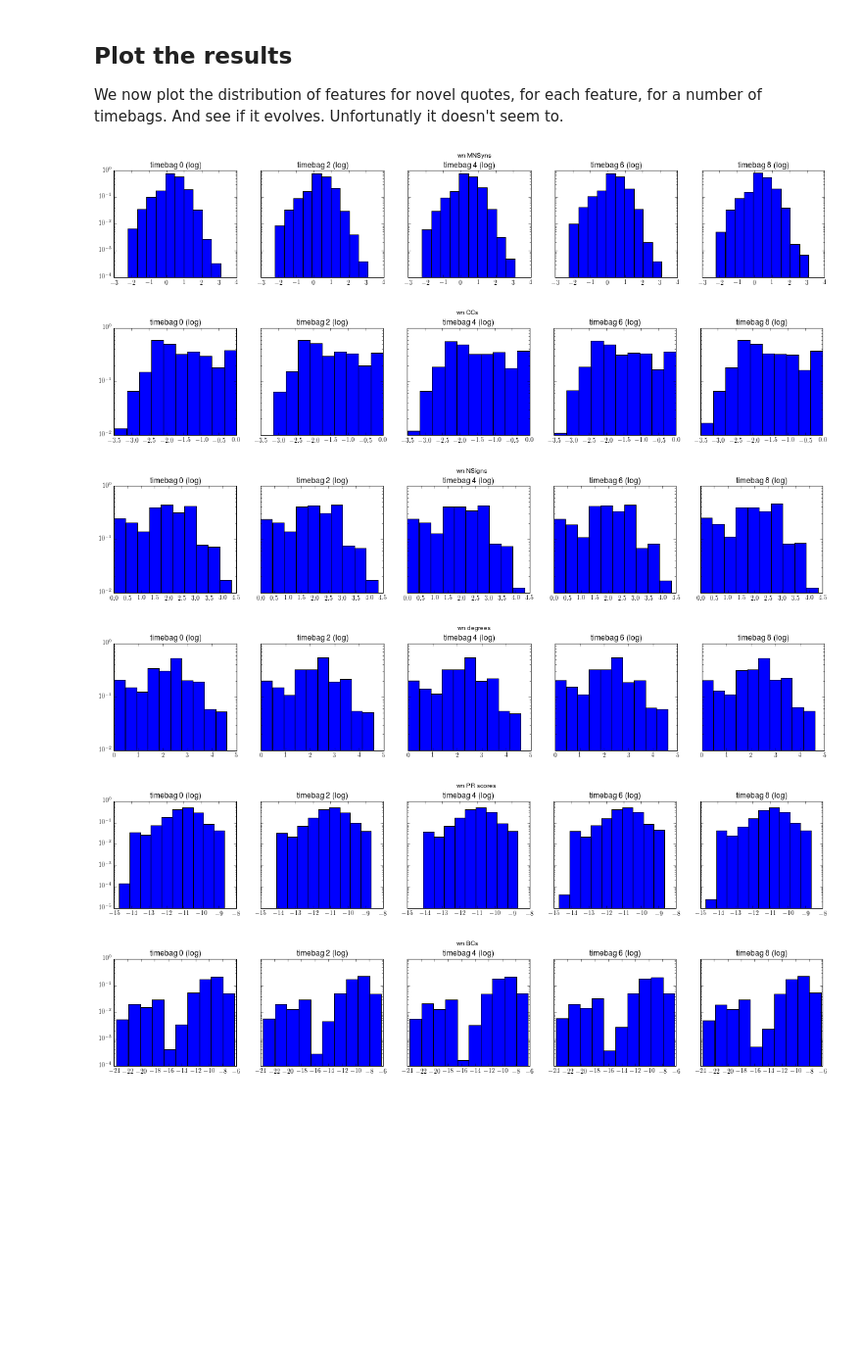
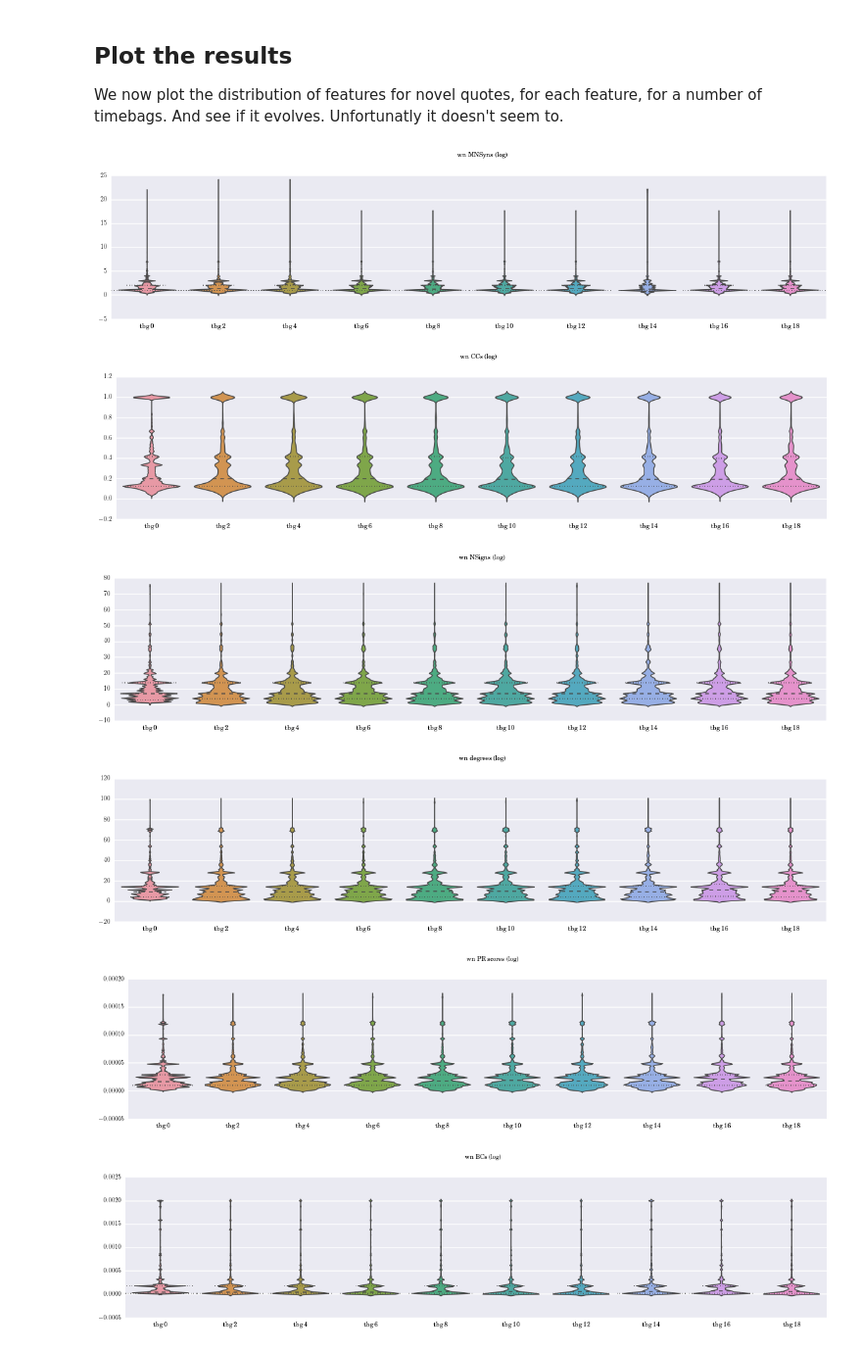
Before and after one commit to wehlutyk/brainscopypaste, a Jupyter notebook: features_timebags_evolution.ipynb, the cells around one changed output. Shown: that part at 98% size. Saved outputs shown, nothing was run; the diff lists cells and outputs as text; code cells hidden in the pictures; blank space fills up the shorter version.

```diff
--- a/features_timebags_evolution.ipynb
+++ b/features_timebags_evolution.ipynb
@@ -160,51 +161,44 @@ We now plot the distribution of features for novel quotes, for each feature, for
 # %%
 # How many bins we want
 nbins = 10
 
 # How many timebags to plot
-n_timebags_shown = 5
+n_timebags_shown = 10
 
 # Step between two plotted timebags
 n_timebags_step = 2
 
 # For each feature
 for fsrc, fsrc_empirical_values in empirical_features.iteritems():
     for ftype, tbgs_empirical_values in fsrc_empirical_values.iteritems():
-
-        # Create axes
-        fig, axs = mpl.pyplot.subplots(1, n_timebags_shown, figsize=(20, 3), sharex=True, sharey=True)
-        fig.text(0.5, 1, '{} {}'.format(fsrc, ftype.replace('_', ' ')))
 
         # Check if we're using a log-scale
         if st.mt_analysis_features[fsrc][ftype]['log']:
             log = True
             logtext = ' (log)'
         else:
             log = False
             logtext = ''
 
-        # Plot the evolution for the successive timebags
-        for i, ev in enumerate(tbgs_empirical_values[:n_timebags_shown * n_timebags_step]):
-            if i % n_timebags_step != 0:
-                continue
+        # Create axes
+        fig, ax = mpl.pyplot.subplots(1, 1, figsize=(20, 4))
+        fig.text(0.5, 1, '{} {}'.format(fsrc, ftype.replace('_', ' ')) + logtext)
 
-            npev = np.array(ev)
+        # Convert values
+        vals = []
+        for lvals in tbgs_empirical_values[:n_timebags_shown * n_timebags_step:n_timebags_step]:
+
+            npvals = np.array(lvals)
             if log:
-                npev = np.log(npev)
+                npev = np.log(npvals)
+            vals.append(npvals)
 
-            ri = int(i / n_timebags_step)
-            # Make sure to save the bins created for the first timebag, so that
-            # it's the same bins for the following timebags
-            if ri == 0:
-                bins = axs[ri].hist(npev, bins=nbins, log=log, normed=True)[1]
-            else:
-                axs[ri].hist(npev, bins=bins, log=log, normed=True)
-
-            axs[ri].set_title('timebag {}'.format(i) + logtext)
+        names = ['tbg {}'.format(i) for i in range(0, n_timebags_shown * n_timebags_step, n_timebags_step)]
+        sb.violinplot(vals, names=names, ax=ax)
 # %% [output]
-[figure, old version]
+[figure, new version]
-[figure, old version]
+[figure, new version]
-[figure, old version]
+[figure, new version]
-[figure, old version]
+[figure, new version]
-[figure, old version]
+[figure, new version]
-[figure, old version]
+[figure, new version]
```
Also changed, not shown: parts of 3 cells of this notebook.
